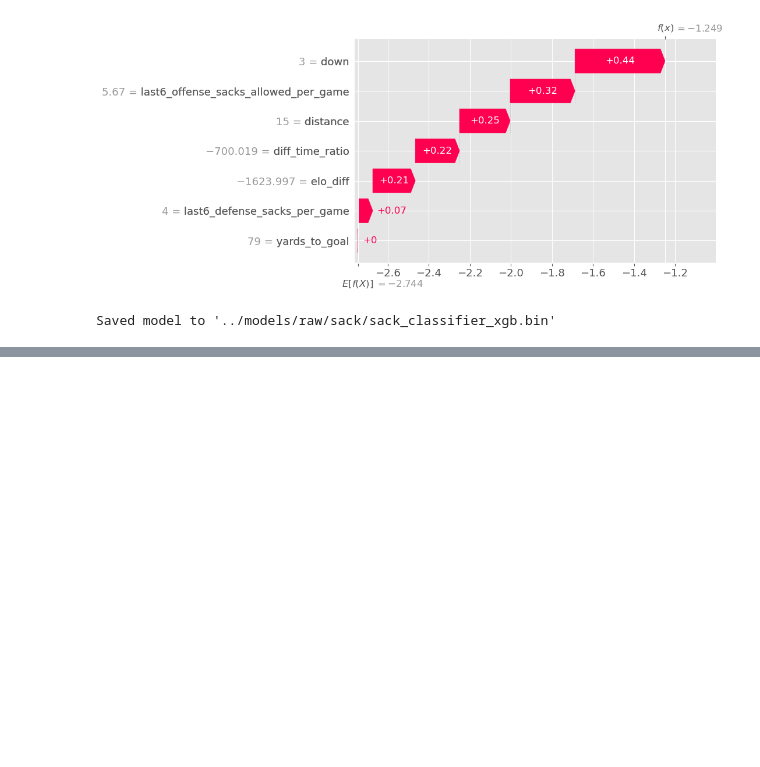
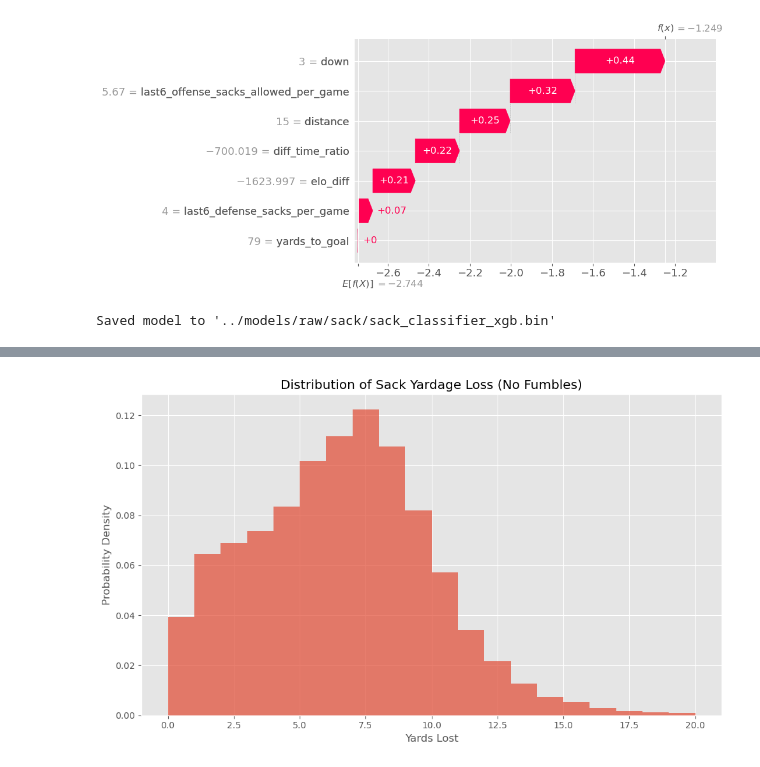
Before and after one commit to lneuendorf/cfb-win-probability, a Jupyter notebook: notebooks/sack.ipynb, the cells around one changed output, grey strips where cells are left out. Drawn from its saved outputs; the diff is of its cells as text; code cells hidden in the pictures; blank space fills up the shorter version.

```diff
--- a/notebooks/sack.ipynb
+++ b/notebooks/sack.ipynb
@@ -2411,0 +2189,13 @@ Saved quantile q975 model to '../models/raw/punt/yards_gained_after_block_q975_x
+# %%
+qry = sack_attempts.query('was_sack == 1 and sack_fumble == 0').sack_yards_lost
+plt.style.use('ggplot')
+plt.figure(figsize=(10, 6))
+plt.hist(qry, bins=20, density=True, alpha=0.7)
+plt.title('Distribution of Sack Yardage Loss (No Fumbles)')
+plt.xlabel('Yards Lost')
+plt.ylabel('Probability Density')
+plt.grid(True)
+plt.tight_layout()
+plt.show()
+# %% [output]
+[figure, added]
```
Also changed, not shown: parts of 63 cells of this notebook, 14 other files.
